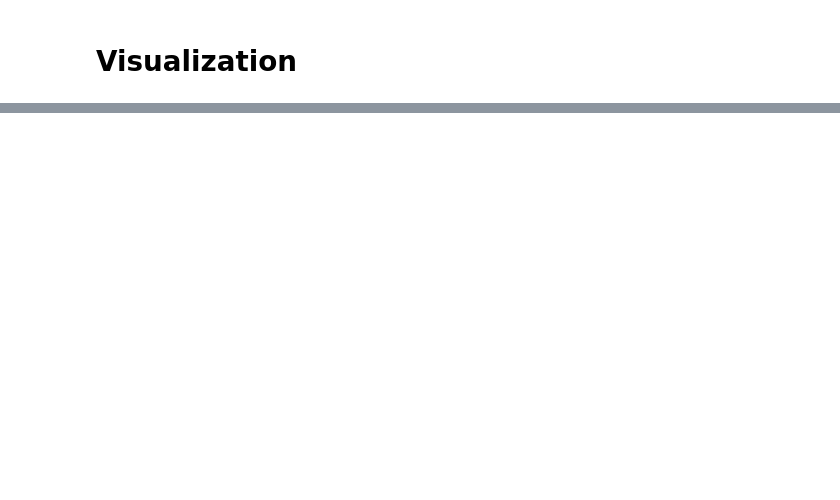
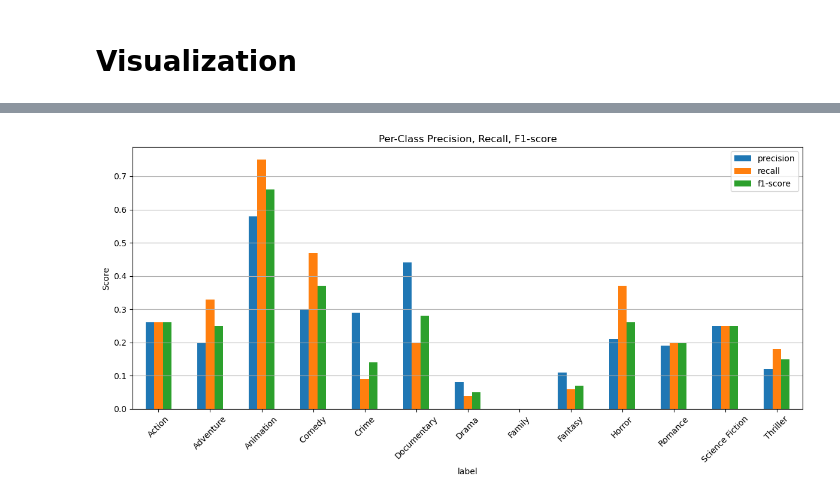
Before and after one commit to mariathurn/Movie-Genre-Project, a Jupyter notebook: GenreClassification.ipynb, the cells around one changed output, grey strips where cells are left out. Saved outputs shown, nothing was run; the diff lists cells and outputs as text; code cells hidden in the pictures; blank space fills up the shorter version.

```diff
--- a/GenreClassification.ipynb
+++ b/GenreClassification.ipynb
@@ -663,0 +387,22 @@ print("🎬 All posters downloaded successfully!")
+# %%
+import matplotlib.pyplot as plt
+import pandas as pd
+
+# Your data as a dictionary
+data = {
+    'label': ['Action', 'Adventure', 'Animation', 'Comedy', 'Crime', 'Documentary', 'Drama', 'Family', 'Fantasy', 'Horror', 'Romance', 'Science Fiction', 'Thriller'],
+    'precision': [0.26, 0.20, 0.58, 0.30, 0.29, 0.44, 0.08, 0.00, 0.11, 0.21, 0.19, 0.25, 0.12],
+    'recall':    [0.26, 0.33, 0.75, 0.47, 0.09, 0.20, 0.04, 0.00, 0.06, 0.37, 0.20, 0.25, 0.18],
+    'f1-score':  [0.26, 0.25, 0.66, 0.37, 0.14, 0.28, 0.05, 0.00, 0.07, 0.26, 0.20, 0.25, 0.15]
+}
+
+df = pd.DataFrame(data)
+df.plot(x='label', kind='bar', figsize=(12, 6))
+plt.title("Per-Class Precision, Recall, F1-score")
+plt.ylabel("Score")
+plt.xticks(rotation=45)
+plt.grid(axis='y')
+plt.tight_layout()
+plt.show()
+# %% [output]
+[figure, added]
```
Also changed, not shown: parts of 30 cells of this notebook, 2 other files.
